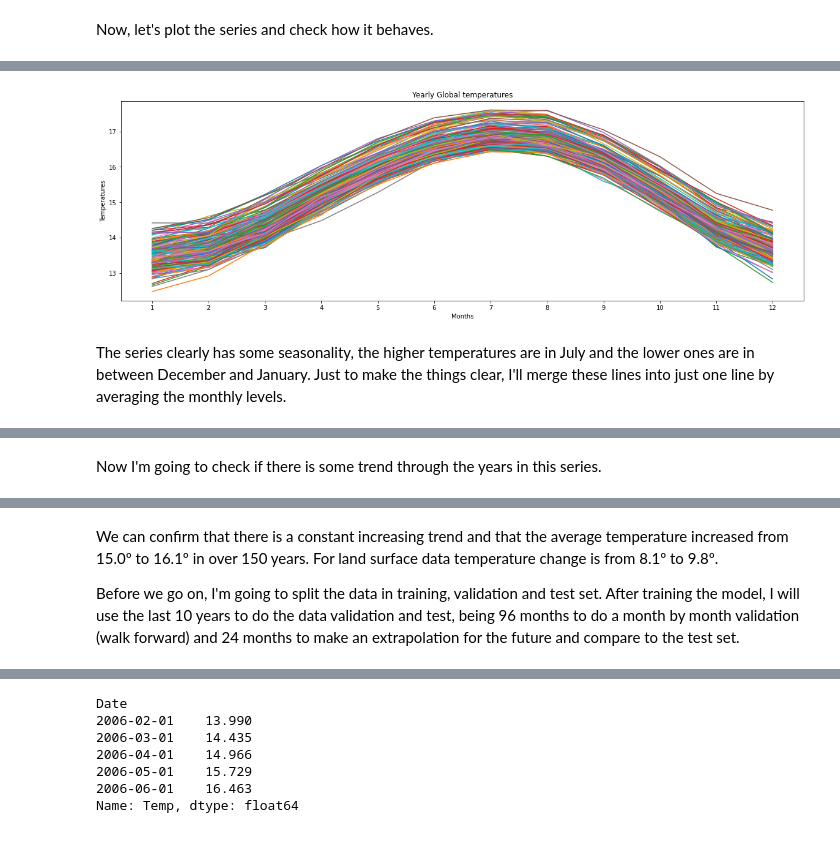
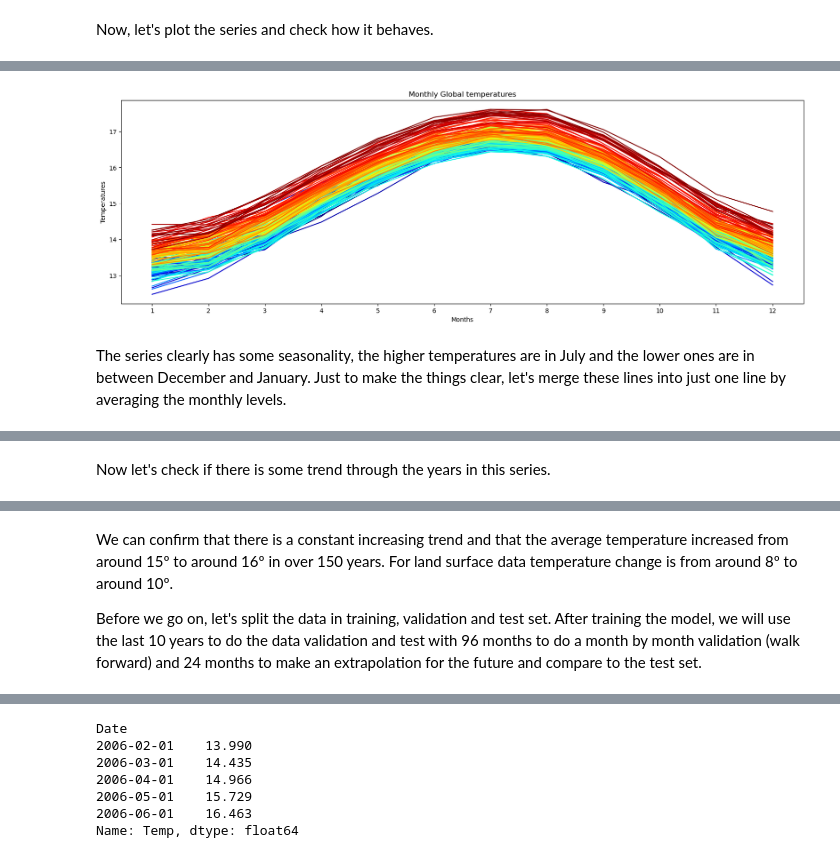
Before and after one commit to guyanik/climate-change-forecast, a Jupyter notebook: climate-change-forecast.ipynb, the cells around one changed output, grey strips where cells are left out. Saved outputs shown, nothing was run; the diff lists cells and outputs as text; code cells hidden in the pictures.

```diff
--- a/climate-change-forecast.ipynb
+++ b/climate-change-forecast.ipynb
@@ -101,21 +100,24 @@ plt.show()
 # %% [output]
 [figure]
 # %%
-# I'm going to create a pivot table to plot the monthly temperatures through the years.
+# Create a pivot table to plot the monthly temperatures through the years.
 df['month'] = df.index.month
 df['year'] = df.index.year
 pivot = pd.pivot_table(df, values='Temp', index='month', columns='year', aggfunc='mean')
-pivot.plot(figsize=(20,6))
-plt.title('Yearly Global temperatures')
+colors = plt.cm.jet(np.linspace(0,1,len(pivot.columns)))
+plt.figure(figsize=(20,6))
+for i, year in enumerate(pivot.columns):
+    plt.plot(pivot.index, pivot[year], color=colors[i])
+plt.title('Monthly Global temperatures')
 plt.xlabel('Months')
 plt.ylabel('Temperatures')
 plt.xticks([x for x in range(1,13)])
-plt.legend().remove()
+# plt.legend().remove
 plt.show()
 # %% [output]
-[figure, old version]
+[figure, new version]
 # %% [markdown]
-The series clearly has some seasonality, the higher temperatures are in July and the lower ones are in between December and January. Just to make the things clear, I'll merge these lines into just one line by averaging the monthly levels.
+The series clearly has some seasonality, the higher temperatures are in July and the lower ones are in between December and January. Just to make the things clear, let's merge these lines into just one line by averaging the monthly levels.
 # %%
 monthly_seasonality = pivot.mean(axis=1)
 monthly_seasonality.plot(figsize=(20,6))
@@ -127,7 +129,7 @@ plt.show()
 # %% [output]
 [figure]
 # %% [markdown]
-Now I'm going to check if there is some trend through the years in this series.
+Now let's check if there is some trend through the years in this series.
 # %%
 year_avg = pd.pivot_table(df, values='Temp', index='year', aggfunc='mean')
 year_avg['10 Years MA'] = year_avg['Temp'].rolling(10).mean()
@@ -140,6 +142,6 @@ plt.show()
 # %% [output]
 [figure]
 # %% [markdown]
-We can confirm that there is a constant increasing trend and that the average temperature increased from 15.0º to 16.1º in over 150 years. For land surface data temperature change is from 8.1º to 9.8º.
+We can confirm that there is a constant increasing trend and that the average temperature increased from around 15º to around 16º in over 150 years. For land surface data temperature change is from around 8º to around 10º.
 
-Before we go on, I'm going to split the data in training, validation and test set. After training the model, I will use the last 10 years to do the data validation and test, being 96 months to do a month by month validation (walk forward) and 24 months to make an extrapolation for the future and compare to the test set.
+Before we go on, let's split the data in training, validation and test set. After training the model, we will use the last 10 years to do the data validation and test with 96 months to do a month by month validation (walk forward) and 24 months to make an extrapolation for the future and compare to the test set.
```
Also changed, not shown: parts of 27 cells of this notebook, 11 other files.
